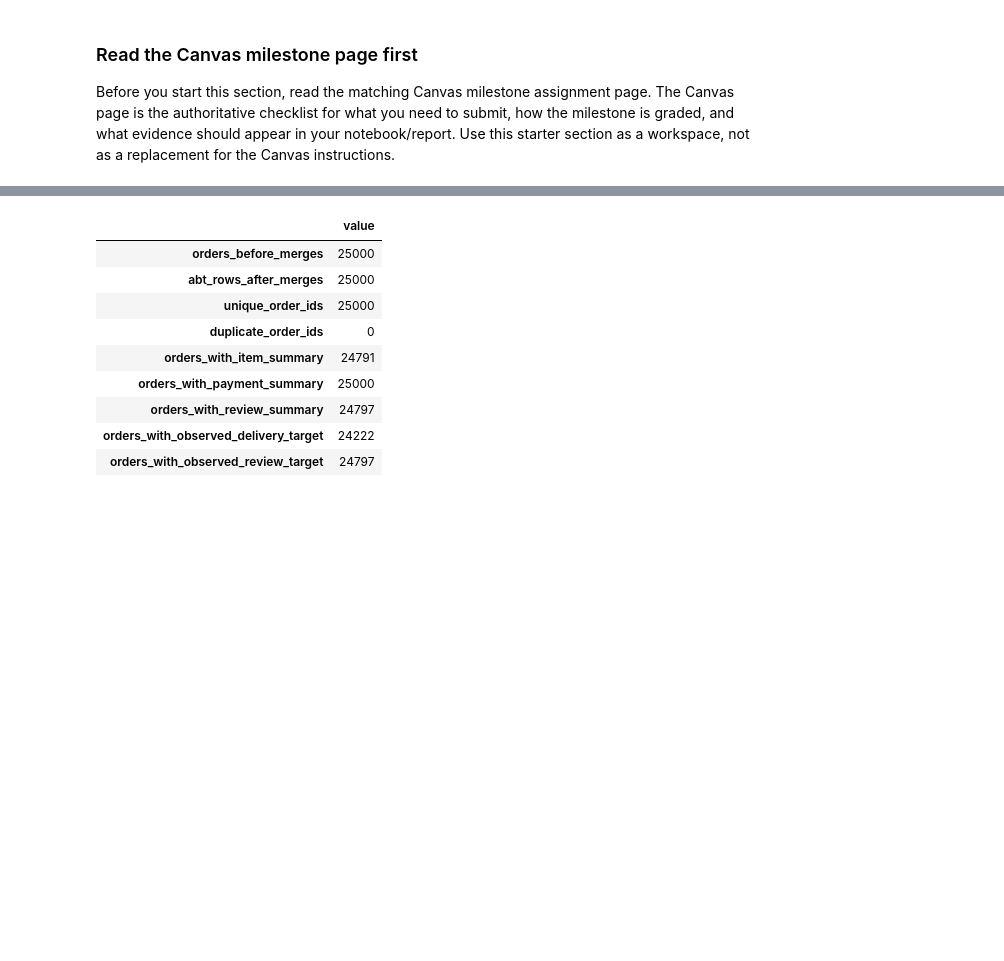
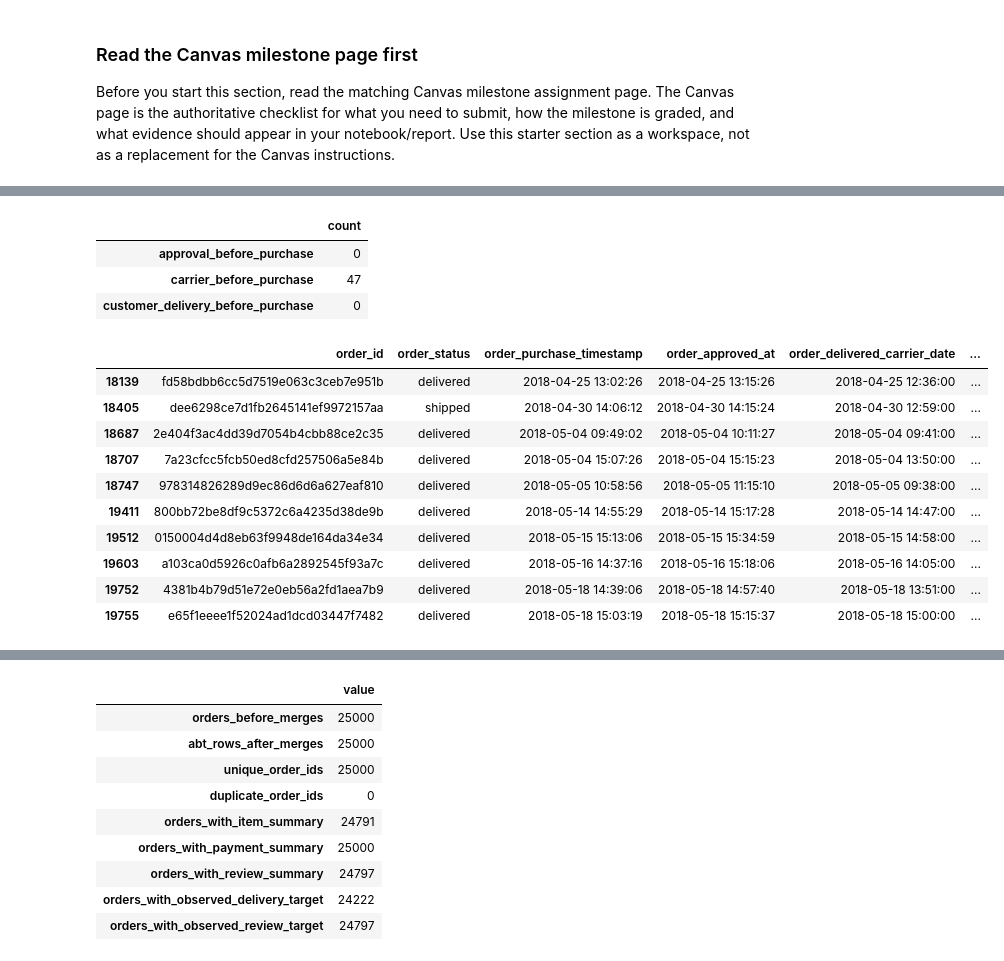
Before and after one commit to Kristinevill/ban6003-olist-project-kristine-villanueva, a Jupyter notebook: notebooks/olist_project_starter.ipynb, the cells around one changed output, grey strips where cells are left out. Saved outputs shown, nothing was run; the diff lists cells and outputs as text; code cells hidden in the pictures; blank space fills up the shorter version.

```diff
--- a/notebooks/olist_project_starter.ipynb
+++ b/notebooks/olist_project_starter.ipynb
@@ -362,3 +362,50 @@ Use this cell to document the ABT design required by the Canvas Milestone 2 page
 # Milestone 2 code workspace
 # Build or revise your ABT here.
 # Add row-count checks and duplicate-key checks after each major merge.
+# %%
+date_order_checks = pd.Series({
+    "approval_before_purchase": (
+        orders["order_approved_at"] < orders["order_purchase_timestamp"]
+    ).sum(),
+    "carrier_before_purchase": (
+        orders["order_delivered_carrier_date"] <
+orders["order_purchase_timestamp"]
+    ).sum(),
+    "customer_delivery_before_purchase": (
+        orders["order_delivered_customer_date"] <
+orders["order_purchase_timestamp"]
+    ).sum(),
+})
+
+display(date_order_checks.to_frame("count"))
+# %% [output]
+|  | count |
+| approval_before_purchase | 0 |
+| carrier_before_purchase | 47 |
+| customer_delivery_before_purchase | 0 |
+# %%
+carrier_before_purchase = orders.loc[
+    orders["order_delivered_carrier_date"] < orders["order_purchase_timestamp"],
+    [
+        "order_id",
+        "order_status",
+        "order_purchase_timestamp",
+        "order_approved_at",
+        "order_delivered_carrier_date",
+        "order_delivered_customer_date",
+    ],
+]
+
+display(carrier_before_purchase.head(10))
+# %% [output]
+|  | order_id | order_status | order_purchase_timestamp | order_approved_at | order_delivered_carrier_date | ... |
+| 18139 | fd58bdbb6cc5d7519e063c3ceb7e951b | delivered | 2018-04-25 13:02:26 | 2018-04-25 13:15:26 | 2018-04-25 12:36:00 | ... |
+| 18405 | dee6298ce7d1fb2645141ef9972157aa | shipped | 2018-04-30 14:06:12 | 2018-04-30 14:15:24 | 2018-04-30 12:59:00 | ... |
+| 18687 | 2e404f3ac4dd39d7054b4cbb88ce2c35 | delivered | 2018-05-04 09:49:02 | 2018-05-04 10:11:27 | 2018-05-04 09:41:00 | ... |
+| 18707 | 7a23cfcc5fcb50ed8cfd257506a5e84b | delivered | 2018-05-04 15:07:26 | 2018-05-04 15:15:23 | 2018-05-04 13:50:00 | ... |
+| 18747 | 978314826289d9ec86d6d6a627eaf810 | delivered | 2018-05-05 10:58:56 | 2018-05-05 11:15:10 | 2018-05-05 09:38:00 | ... |
+| 19411 | 800bb72be8df9c5372c6a4235d38de9b | delivered | 2018-05-14 14:55:29 | 2018-05-14 15:17:28 | 2018-05-14 14:47:00 | ... |
+| 19512 | 0150004d4d8eb63f9948de164da34e34 | delivered | 2018-05-15 15:13:06 | 2018-05-15 15:34:59 | 2018-05-15 14:58:00 | ... |
+| 19603 | a103ca0d5926c0afb6a2892545f93a7c | delivered | 2018-05-16 14:37:16 | 2018-05-16 15:18:06 | 2018-05-16 14:05:00 | ... |
+| 19752 | 4381b4b79d51e72e0eb56a2fd1aea7b9 | delivered | 2018-05-18 14:39:06 | 2018-05-18 14:57:40 | 2018-05-18 13:51:00 | ... |
+| 19755 | e65f1eeee1f52024ad1dcd03447f7482 | delivered | 2018-05-18 15:03:19 | 2018-05-18 15:15:37 | 2018-05-18 15:00:00 | ... |
```
Also changed, not shown: parts of 6 cells of this notebook.
